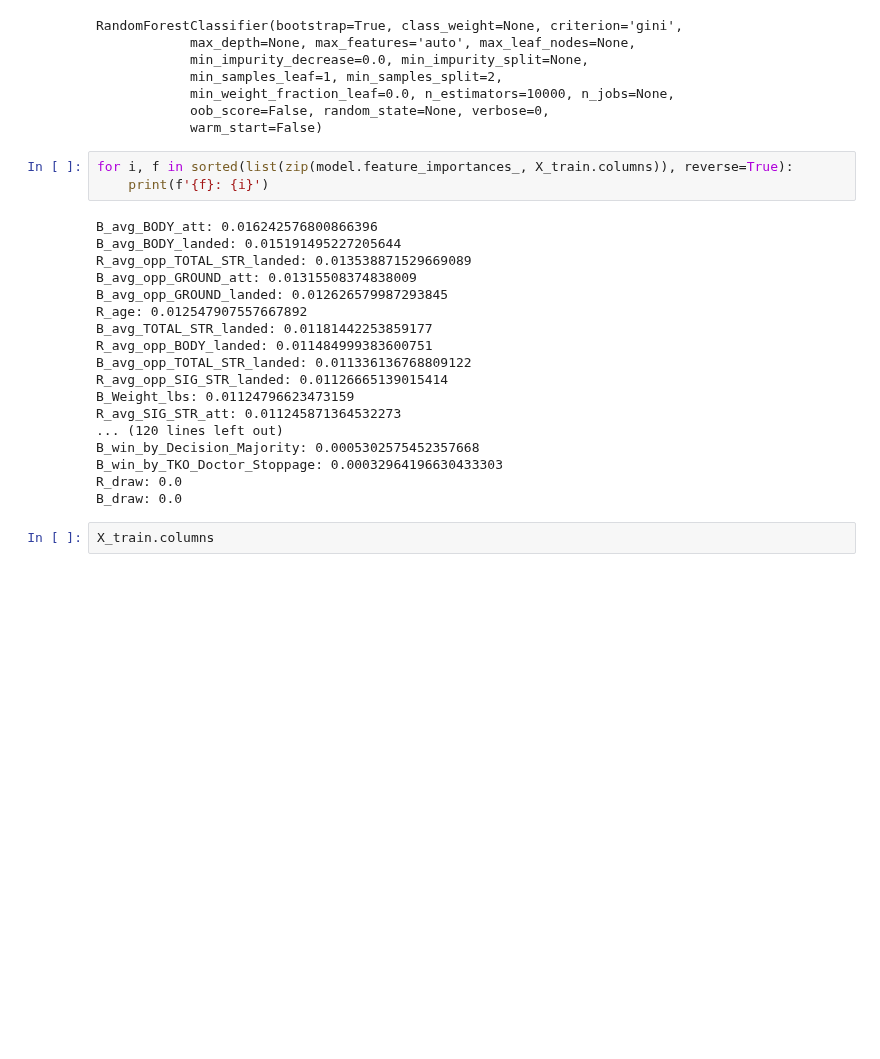
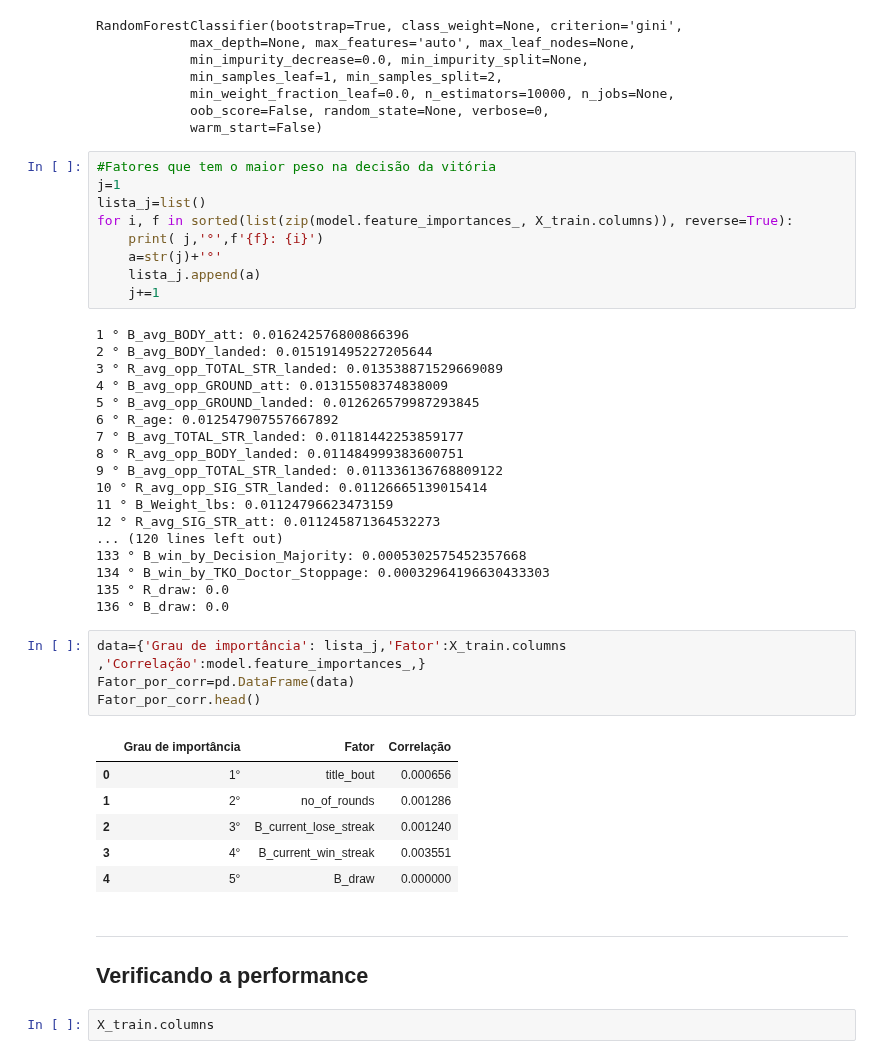
Before and after one commit to VergaraC/Dados_P3, a Jupyter notebook: Projeto3.ipynb, the cells around one changed output. Drawn from its saved outputs; the diff is of its cells as text; blank space fills up the shorter version.

Commit message:
df de corr por fatores

```diff
--- a/Projeto3.ipynb
+++ b/Projeto3.ipynb
@@ -150,26 +150,46 @@ RandomForestClassifier(bootstrap=True, class_weight=None, criterion='gini',
             oob_score=False, random_state=None, verbose=0,
             warm_start=False)
 # %%
+#Fatores que tem o maior peso na decisão da vitória
+j=1
+lista_j=list()
 for i, f in sorted(list(zip(model.feature_importances_, X_train.columns)), reverse=True):
-    print(f'{f}: {i}')
+    print( j,'°',f'{f}: {i}')
+    a=str(j)+'°'
+    lista_j.append(a)
+    j+=1
 # %% [output]
-B_avg_BODY_att: 0.016242576800866396
-B_avg_BODY_landed: 0.015191495227205644
-R_avg_opp_TOTAL_STR_landed: 0.013538871529669089
-B_avg_opp_GROUND_att: 0.01315508374838009
-B_avg_opp_GROUND_landed: 0.012626579987293845
-R_age: 0.012547907557667892
-B_avg_TOTAL_STR_landed: 0.01181442253859177
-R_avg_opp_BODY_landed: 0.011484999383600751
-B_avg_opp_TOTAL_STR_landed: 0.011336136768809122
-R_avg_opp_SIG_STR_landed: 0.01126665139015414
-B_Weight_lbs: 0.01124796623473159
-R_avg_SIG_STR_att: 0.011245871364532273
+1 ° B_avg_BODY_att: 0.016242576800866396
+2 ° B_avg_BODY_landed: 0.015191495227205644
+3 ° R_avg_opp_TOTAL_STR_landed: 0.013538871529669089
+4 ° B_avg_opp_GROUND_att: 0.01315508374838009
+5 ° B_avg_opp_GROUND_landed: 0.012626579987293845
+6 ° R_age: 0.012547907557667892
+7 ° B_avg_TOTAL_STR_landed: 0.01181442253859177
+8 ° R_avg_opp_BODY_landed: 0.011484999383600751
+9 ° B_avg_opp_TOTAL_STR_landed: 0.011336136768809122
+10 ° R_avg_opp_SIG_STR_landed: 0.01126665139015414
+11 ° B_Weight_lbs: 0.01124796623473159
+12 ° R_avg_SIG_STR_att: 0.011245871364532273
 ... (120 lines left out)
-B_win_by_Decision_Majority: 0.0005302575452357668
-B_win_by_TKO_Doctor_Stoppage: 0.00032964196630433303
-R_draw: 0.0
-B_draw: 0.0
+133 ° B_win_by_Decision_Majority: 0.0005302575452357668
+134 ° B_win_by_TKO_Doctor_Stoppage: 0.00032964196630433303
+135 ° R_draw: 0.0
+136 ° B_draw: 0.0
+# %%
+data={'Grau de importância': lista_j,'Fator':X_train.columns ,'Correlação':model.feature_importances_,}
+Fator_por_corr=pd.DataFrame(data)
+Fator_por_corr.head()
+# %% [output]
+|  | Grau de importância | Fator | Correlação |
+| 0 | 1° | title_bout | 0.000656 |
+| 1 | 2° | no_of_rounds | 0.001286 |
+| 2 | 3° | B_current_lose_streak | 0.001240 |
+| 3 | 4° | B_current_win_streak | 0.003551 |
+| 4 | 5° | B_draw | 0.000000 |
+# %% [markdown]
+___
+## Verificando a performance
 # %%
 X_train.columns
 # %% [output]
```
Also changed, not shown: parts of 6 cells of this notebook.
